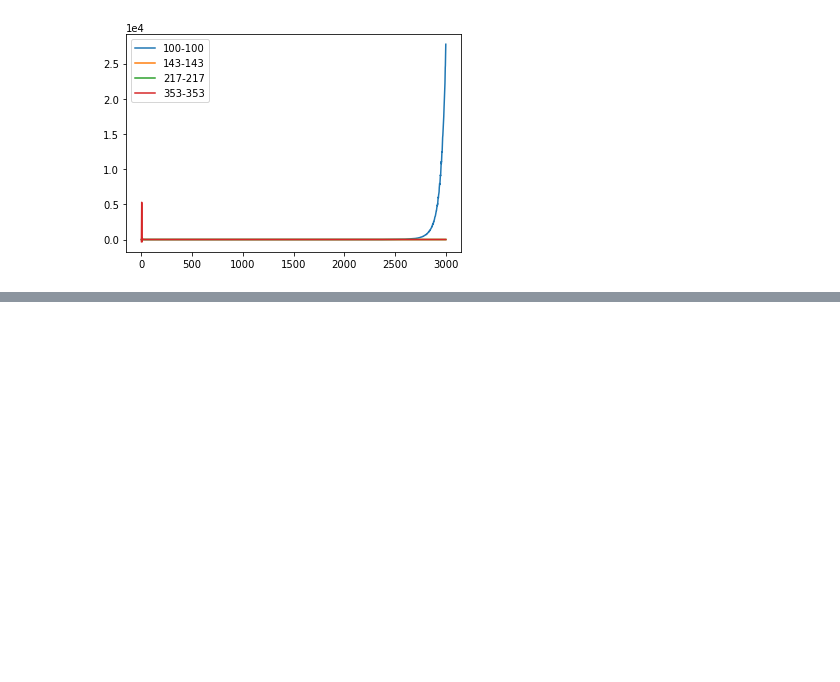
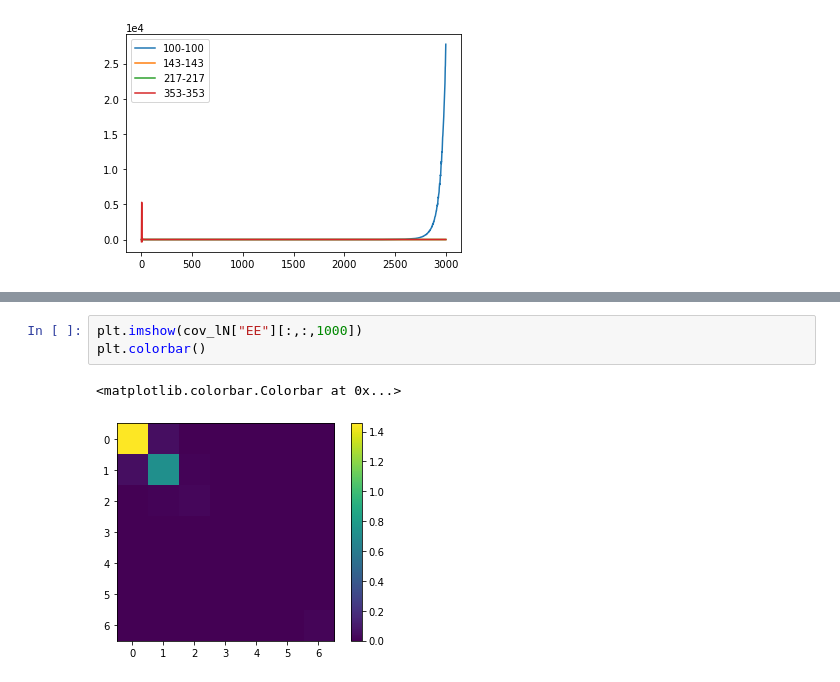
Before and after one commit to Sebastian-Belkner/component_separation, a Jupyter notebook: component_separation/Untitled.ipynb, the cells around one changed output, grey strips where cells are left out. Saved outputs shown, nothing was run; the diff lists cells and outputs as text; blank space fills up the shorter version.

```diff
--- a/component_separation/Untitled.ipynb
+++ b/component_separation/Untitled.ipynb
@@ -198,0 +248,6 @@ plt.legend()
+# %%
+plt.imshow(cov_lN["EE"][:,:,1000])
+plt.colorbar()
+# %% [output]
+<matplotlib.colorbar.Colorbar at 0x...>
+[figure, added]
```
Also changed, not shown: parts of 7 cells of this notebook, 6 other files.
